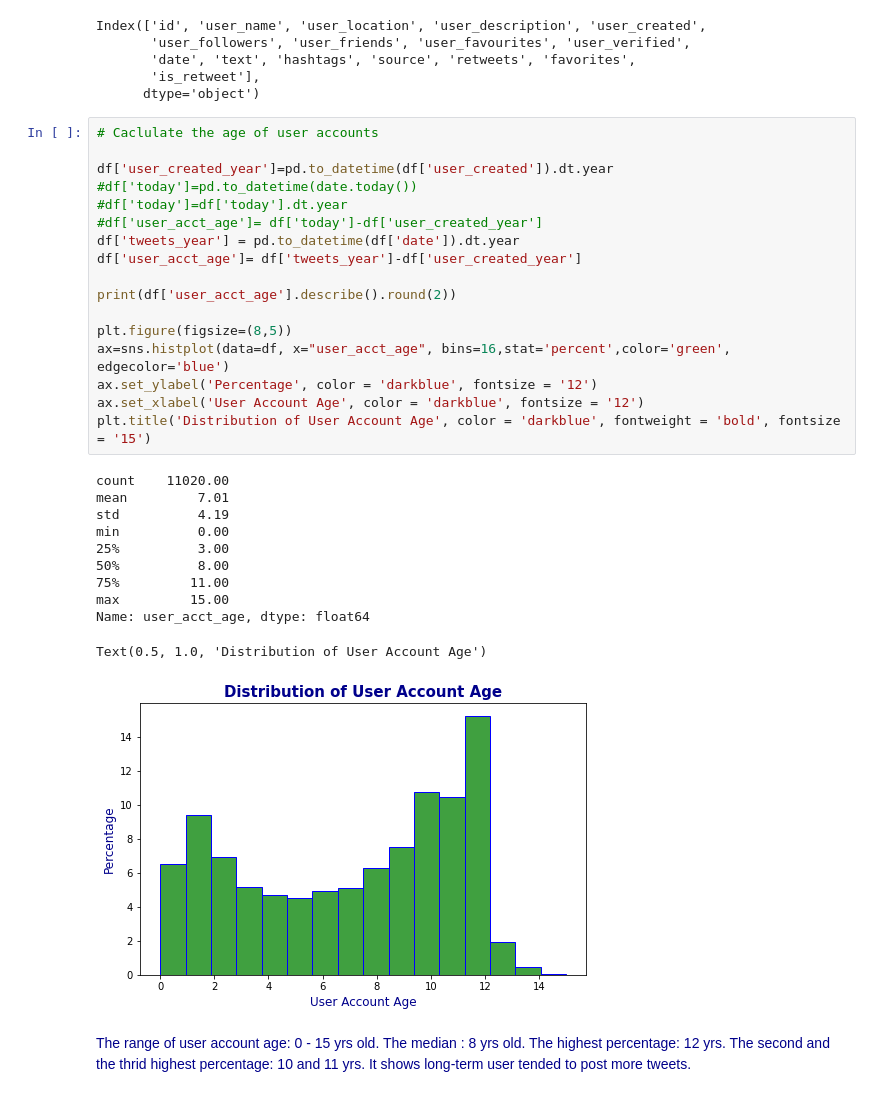
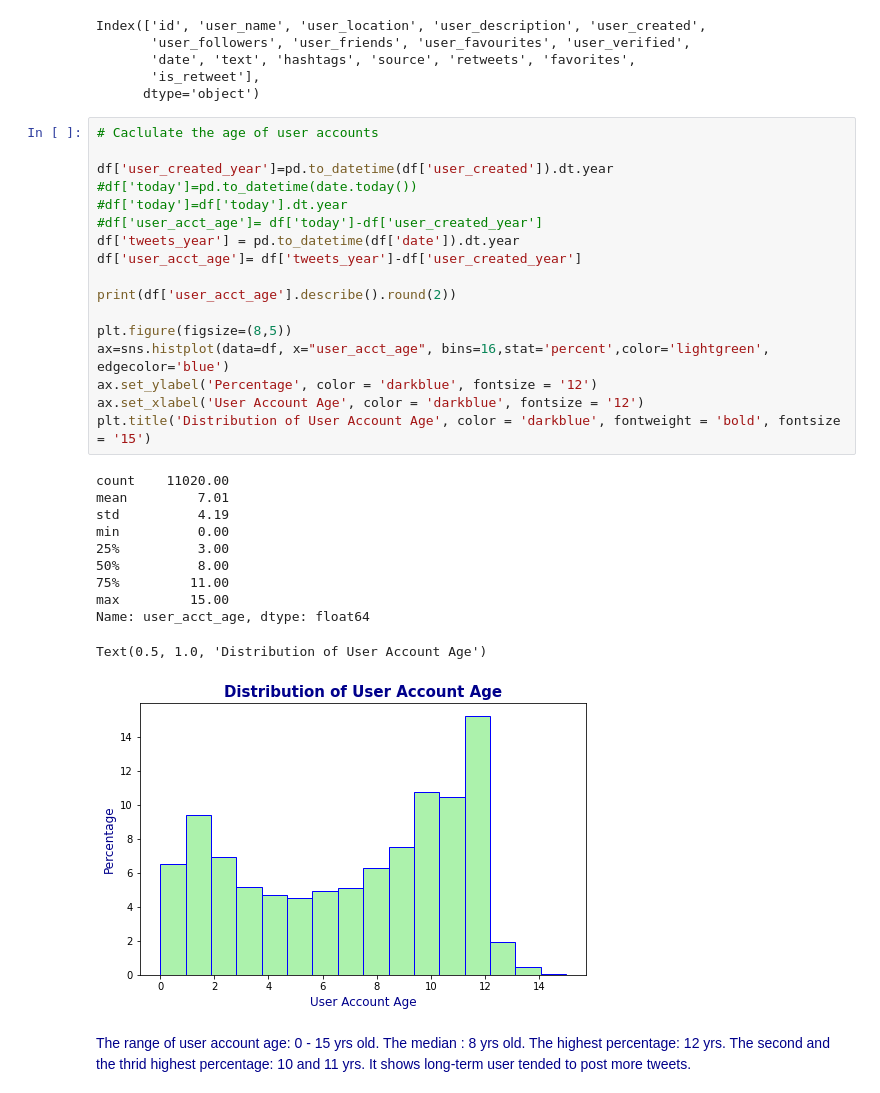
Before and after one commit to MeganWang393/PortfolioProjects, a Jupyter notebook: NLP Project.ipynb, the cells around one changed output. Saved outputs shown, nothing was run; the diff lists cells and outputs as text.

```diff
--- a/NLP Project.ipynb
+++ b/NLP Project.ipynb
@@ -111,32 +110,32 @@ Index(['id', 'user_name', 'user_location', 'user_description', 'user_created',
 # %%
 # Caclulate the age of user accounts
 
 df['user_created_year']=pd.to_datetime(df['user_created']).dt.year
 #df['today']=pd.to_datetime(date.today())
 #df['today']=df['today'].dt.year
 #df['user_acct_age']= df['today']-df['user_created_year']
 df['tweets_year'] = pd.to_datetime(df['date']).dt.year
 df['user_acct_age']= df['tweets_year']-df['user_created_year']
 
 print(df['user_acct_age'].describe().round(2))
 
 plt.figure(figsize=(8,5))
-ax=sns.histplot(data=df, x="user_acct_age", bins=16,stat='percent',color='green', edgecolor='blue')
+ax=sns.histplot(data=df, x="user_acct_age", bins=16,stat='percent',color='lightgreen', edgecolor='blue')
 ax.set_ylabel('Percentage', color = 'darkblue', fontsize = '12')
 ax.set_xlabel('User Account Age', color = 'darkblue', fontsize = '12')
 plt.title('Distribution of User Account Age', color = 'darkblue', fontweight = 'bold', fontsize = '15')
 # %% [output]
 count    11020.00
 mean         7.01
 std          4.19
 min          0.00
 25%          3.00
 50%          8.00
 75%         11.00
 max         15.00
 Name: user_acct_age, dtype: float64
 Text(0.5, 1.0, 'Distribution of User Account Age')
-[figure, old version]
+[figure, new version]
 # %% [markdown]
 <span style="color:darkblue">
     The range of user account age: 0 - 15 yrs old.
```
Also changed, not shown: parts of 3 cells of this notebook.
